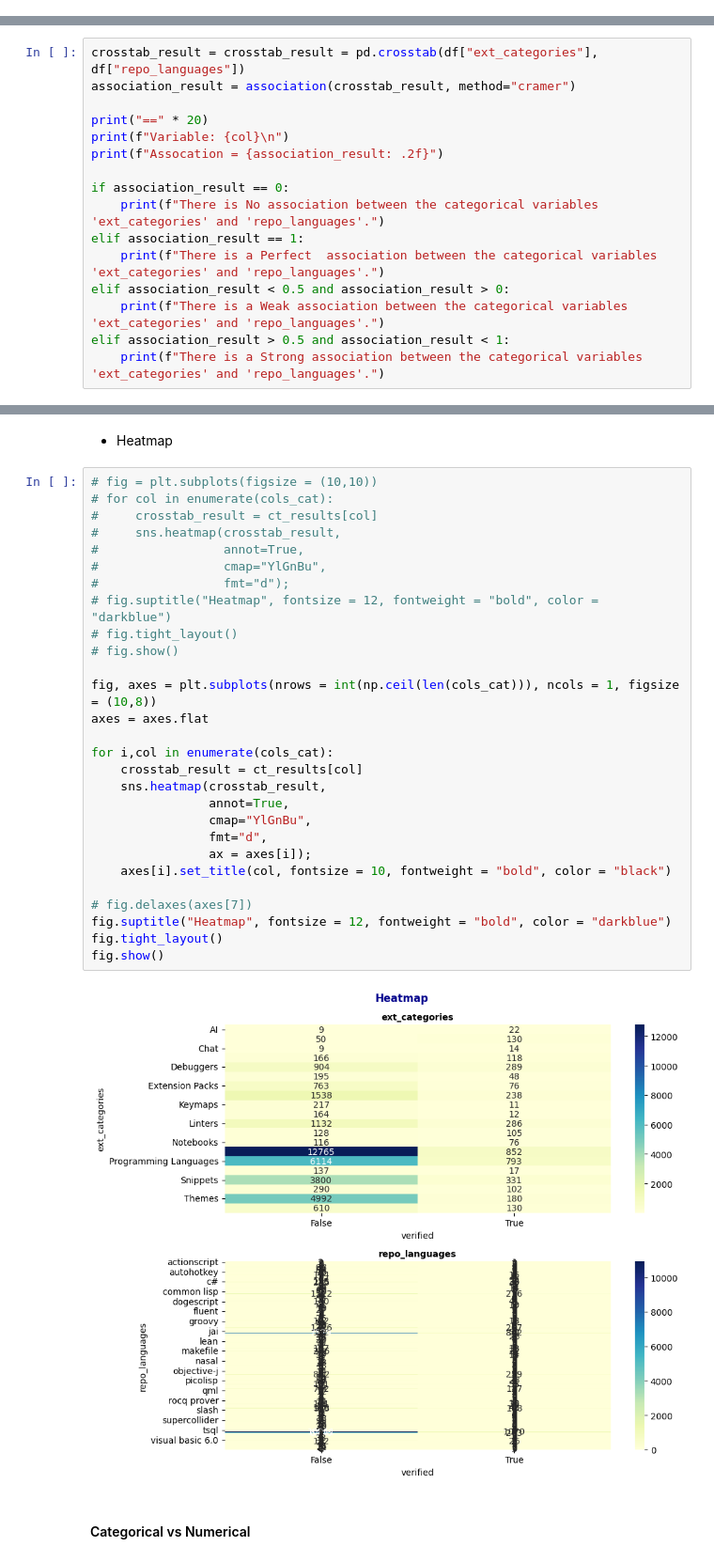
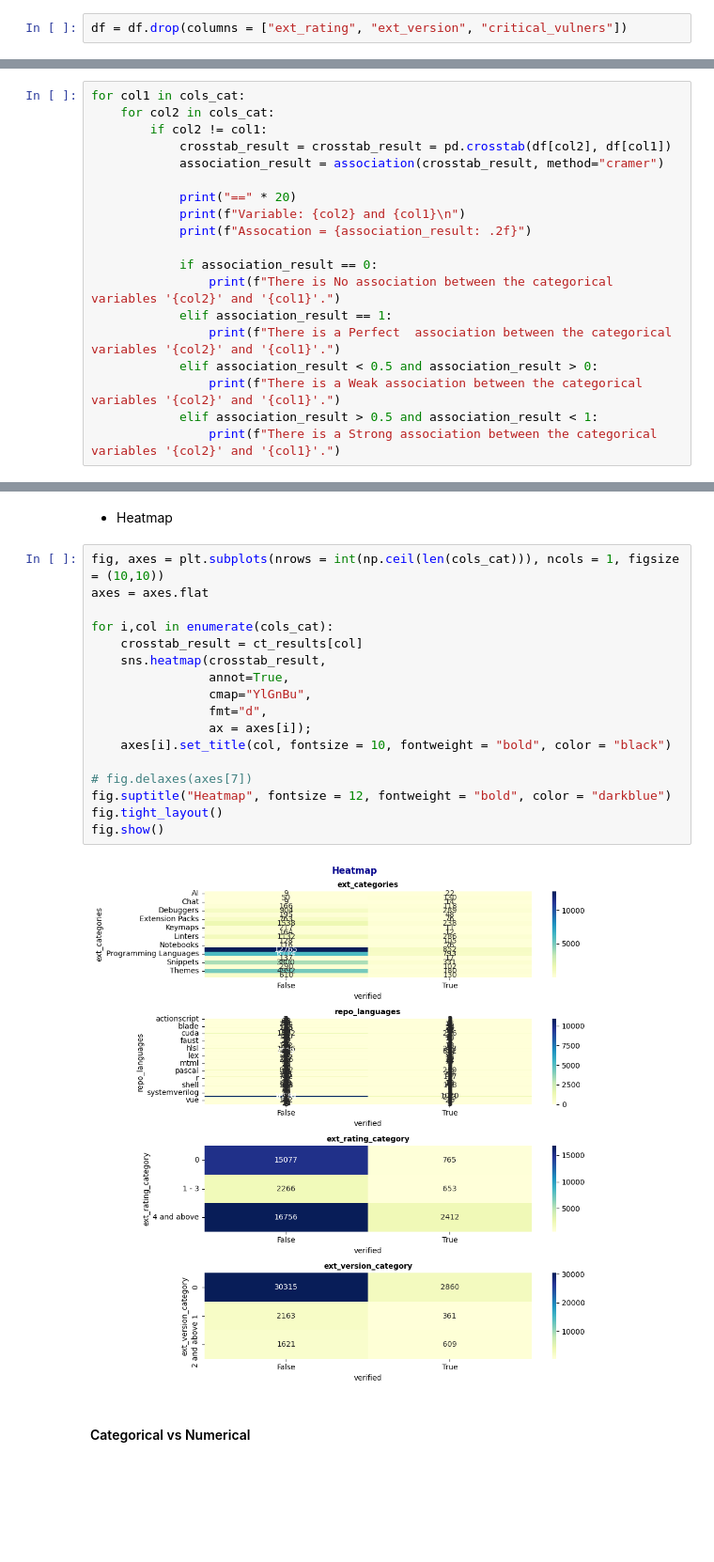
Before and after one commit to Ironhack-DA-Course/proj-final, a Jupyter notebook: notebooks/eda_with_binning_2.ipynb, the cells around one changed output, grey strips where cells are left out. Shown at 94% size. Drawn from its saved outputs; the diff is of its cells as text; blank space fills up the shorter version.

```diff
--- a/notebooks/eda_with_binning_2.ipynb
+++ b/notebooks/eda_with_binning_2.ipynb
@@ -537 +609,3 @@ From Univariate Analysis, we observe that the "critical_vulners" has only one va
+# %%
+df = df.drop(columns = ["ext_rating", "ext_version", "critical_vulners"])
 # %%
@@ -635,18 +928,21 @@ There is a Weak association between the categorical variables 'repo_languages' a
 # %%
-crosstab_result = crosstab_result = pd.crosstab(df["ext_categories"], df["repo_languages"])
-association_result = association(crosstab_result, method="cramer")
+for col1 in cols_cat:
+    for col2 in cols_cat:
+        if col2 != col1:
+            crosstab_result = crosstab_result = pd.crosstab(df[col2], df[col1])
+            association_result = association(crosstab_result, method="cramer")
 
-print("==" * 20)
-print(f"Variable: {col}\n")
-print(f"Assocation = {association_result: .2f}")
+            print("==" * 20)
+            print(f"Variable: {col2} and {col1}\n")
+            print(f"Assocation = {association_result: .2f}")
 
-if association_result == 0:
-    print(f"There is No association between the categorical variables 'ext_categories' and 'repo_languages'.")
-elif association_result == 1:
-    print(f"There is a Perfect  association between the categorical variables 'ext_categories' and 'repo_languages'.")
-elif association_result < 0.5 and association_result > 0:
-    print(f"There is a Weak association between the categorical variables 'ext_categories' and 'repo_languages'.")
-elif association_result > 0.5 and association_result < 1:
-    print(f"There is a Strong association between the categorical variables 'ext_categories' and 'repo_languages'.")
+            if association_result == 0:
+                print(f"There is No association between the categorical variables '{col2}' and '{col1}'.")
+            elif association_result == 1:
+                print(f"There is a Perfect  association between the categorical variables '{col2}' and '{col1}'.")
+            elif association_result < 0.5 and association_result > 0:
+                print(f"There is a Weak association between the categorical variables '{col2}' and '{col1}'.")
+            elif association_result > 0.5 and association_result < 1:
+                print(f"There is a Strong association between the categorical variables '{col2}' and '{col1}'.")
 # %% [output]
 ========================================
@@ -684,35 +992,24 @@ fig.show()
 # %% [markdown]
 - Heatmap
 # %%
-# fig = plt.subplots(figsize = (10,10))
-# for col in enumerate(cols_cat):
-#     crosstab_result = ct_results[col]
-#     sns.heatmap(crosstab_result,
-#                 annot=True,
-#                 cmap="YlGnBu",
-#                 fmt="d");
-# fig.suptitle("Heatmap", fontsize = 12, fontweight = "bold", color = "darkblue")
-# fig.tight_layout()
-# fig.show()
-
-fig, axes = plt.subplots(nrows = int(np.ceil(len(cols_cat))), ncols = 1, figsize = (10,8))
+fig, axes = plt.subplots(nrows = int(np.ceil(len(cols_cat))), ncols = 1, figsize = (10,10))
 axes = axes.flat
 
 for i,col in enumerate(cols_cat):
     crosstab_result = ct_results[col]
     sns.heatmap(crosstab_result,
                 annot=True,
                 cmap="YlGnBu",
                 fmt="d",
                 ax = axes[i]);
     axes[i].set_title(col, fontsize = 10, fontweight = "bold", color = "black")
 
 # fig.delaxes(axes[7])
 fig.suptitle("Heatmap", fontsize = 12, fontweight = "bold", color = "darkblue")
 fig.tight_layout()
 fig.show()
 # %% [output]
-[figure, old version]
+[figure, new version]
 # %% [markdown]
 #### Categorical vs Numerical
 # %% [markdown]
```
Also changed, not shown: parts of 63 cells of this notebook, 4 other files.
